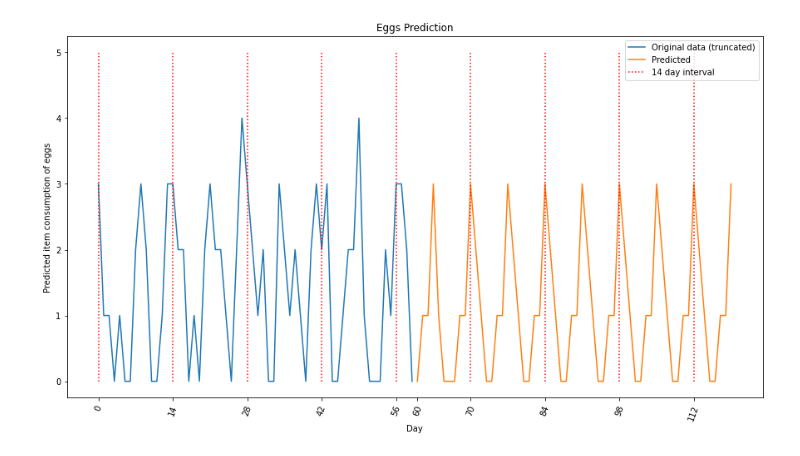
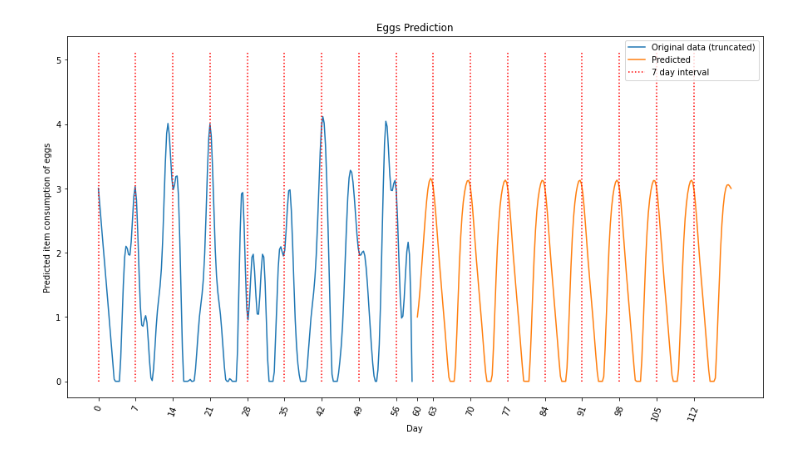
Before and after one commit to felix-ong/CS3237-Smart-Fridge, a Jupyter notebook: stock_predict/stock_predict.ipynb, the cells around one changed output. Drawn from its saved outputs; the diff is of its cells as text; code cells hidden in the pictures.

Commit message:
Thread safe + finish graphing predictions

```diff
--- a/stock_predict/stock_predict.ipynb
+++ b/stock_predict/stock_predict.ipynb
@@ -1,25 +1,36 @@
 # %%
 from datetime import *
 from dateutil.relativedelta import *
+from scipy.interpolate import make_interp_spline
 
 # -- Some helpers
 
 def round_down(m,n):
     return m // n * n
 
-def pos_and_floor(x):
-    x = np.floor(x)
+def pos_and_rint(x):
+    x = np.rint(x)
+    return pos(x)
+
+def pos(x):
     x[x<0] = 0
     return x
 
-# rounds num_ago up to n, where n days ago was a Sunday
+# rounds num_ago up to n, where n days ago was a day day_offset from Sunday
 # returns first Sunday date and n
-def floorSundayNumDaysAgo(now, num_ago):
+# day_offset = 0 for Sunday
+def floorDayNumDaysAgo(now, num_ago, day_offset):
     ago = (now-timedelta(days=num_ago))
-    previous = ago + relativedelta(weekday=SU(-1))
+    previous = ago + relativedelta(weekday=SU(-1 + day_offset))
     diff = now - previous
 
     return previous, diff.days
+
+def interp(x,y,num_pts):
+    X_Y_Spline = make_interp_spline(x, y)
+    X_ = np.linspace(min(x), max(x), num_pts)
+    Y_ = X_Y_Spline(X_)
+    return pos(X_),pos(Y_)
 # %%
 import pandas as pd
 from numpy.random import randint
@@ -131,19 +151,19 @@ def DISPLAY_DATA(x1, y, x2, yhat, item_name, date=None):
     plt.ylabel(f'Predicted item consumption of {item_name}')
     plt.legend(['Original data (truncated)', 'Predicted', f"{XTICK_INTERVAL} day interval"])
 # %%
-_,x,y = GEN_DATA(120, 3.5, testing=True)
+_,x,y = GEN_DATA(120, peak_consume=3, min_consume=0, noise_sd=1, testing=True)
 num_predict = 60
 
 # 60 points of training data, 60 for testing
 # make a prediction of len 60 into the future
 
 y_train, y_test = y[:len(y) - num_predict], y[len(y) - num_predict:]
 x_train, x_test = x[:len(x) - num_predict], x[len(x) - num_predict:]
 yhat = SARIMA_PREDICT(y_train, [[1, 0, 0], [1, 1, 1, 7]], num_predict)
 
 DISPLAY_DATA(x_train, y_train, x_test, yhat, 'eggs')
 # %% [output]
-[figure, old version]
+[figure, new version]
 # %%
 # show overlapping predictions on our test set
 DISPLAY_DATA(x_test, y_test, x_test, yhat, 'eggs')
```
Also changed, not shown: parts of 5 cells of this notebook, 1 other file.
